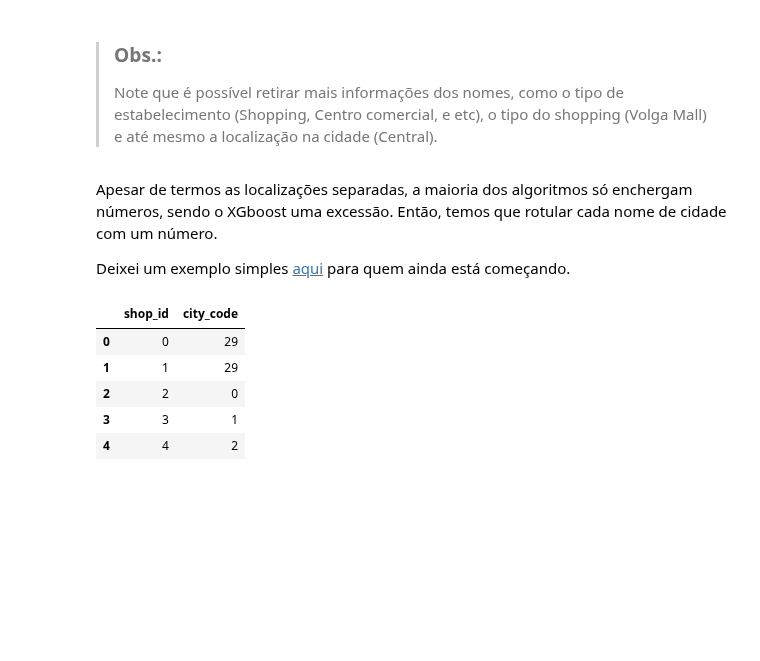
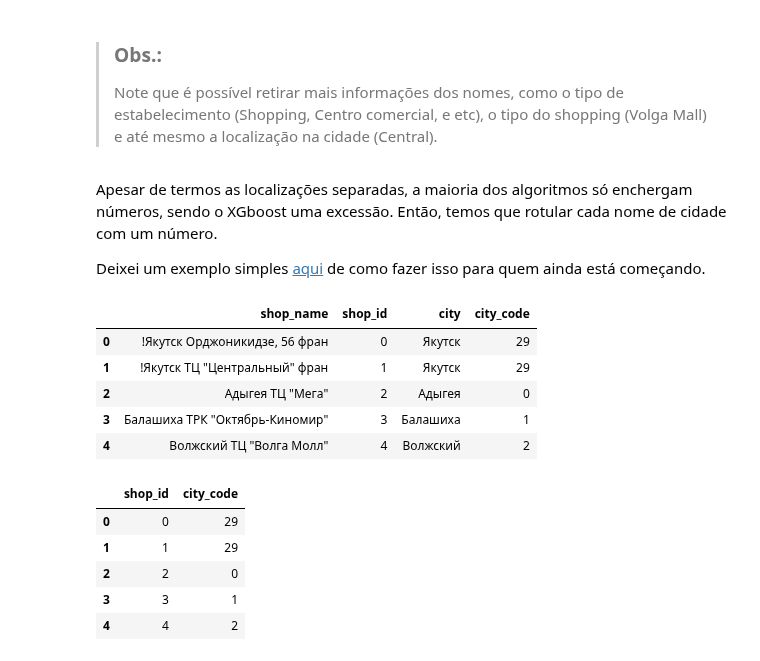
Before and after one commit to RGivisiez/Adv_ML, a Jupyter notebook: 2. Criando as features.ipynb, the cells around one changed output. Cells and saved outputs as stored; diff of their text form; code cells hidden in the pictures; blank space fills up the shorter version.

```diff
--- a/2. Criando as features.ipynb
+++ b/2. Criando as features.ipynb
@@ -80,5 +101,15 @@ Name: city, dtype: object
 # %% [markdown]
 Apesar de termos as localizações separadas, a maioria dos algoritmos só enchergam números, sendo o XGboost uma excessão. Então, temos que rotular cada nome de cidade com um número.
 
-<a name="back1"></a> Deixei um exemplo simples [aqui](#go1) para quem ainda está começando.
+<a name="back1"></a> Deixei um exemplo simples [aqui](#go1) de como fazer isso para quem ainda está começando.
+# %%
+shops['city_code'] = LabelEncoder().fit_transform(shops['city'])
+shops.head()
+# %% [output]
+|  | shop_name | shop_id | city | city_code |
+| 0 | !Якутск Орджоникидзе, 56 фран | 0 | Якутск | 29 |
+| 1 | !Якутск ТЦ "Центральный" фран | 1 | Якутск | 29 |
+| 2 | Адыгея ТЦ "Мега" | 2 | Адыгея | 0 |
+| 3 | Балашиха ТРК "Октябрь-Киномир" | 3 | Балашиха | 1 |
+| 4 | Волжский ТЦ "Волга Молл" | 4 | Волжский | 2 |
 # %%
```
Also changed, not shown: parts of 72 cells of this notebook, 1 other file.
